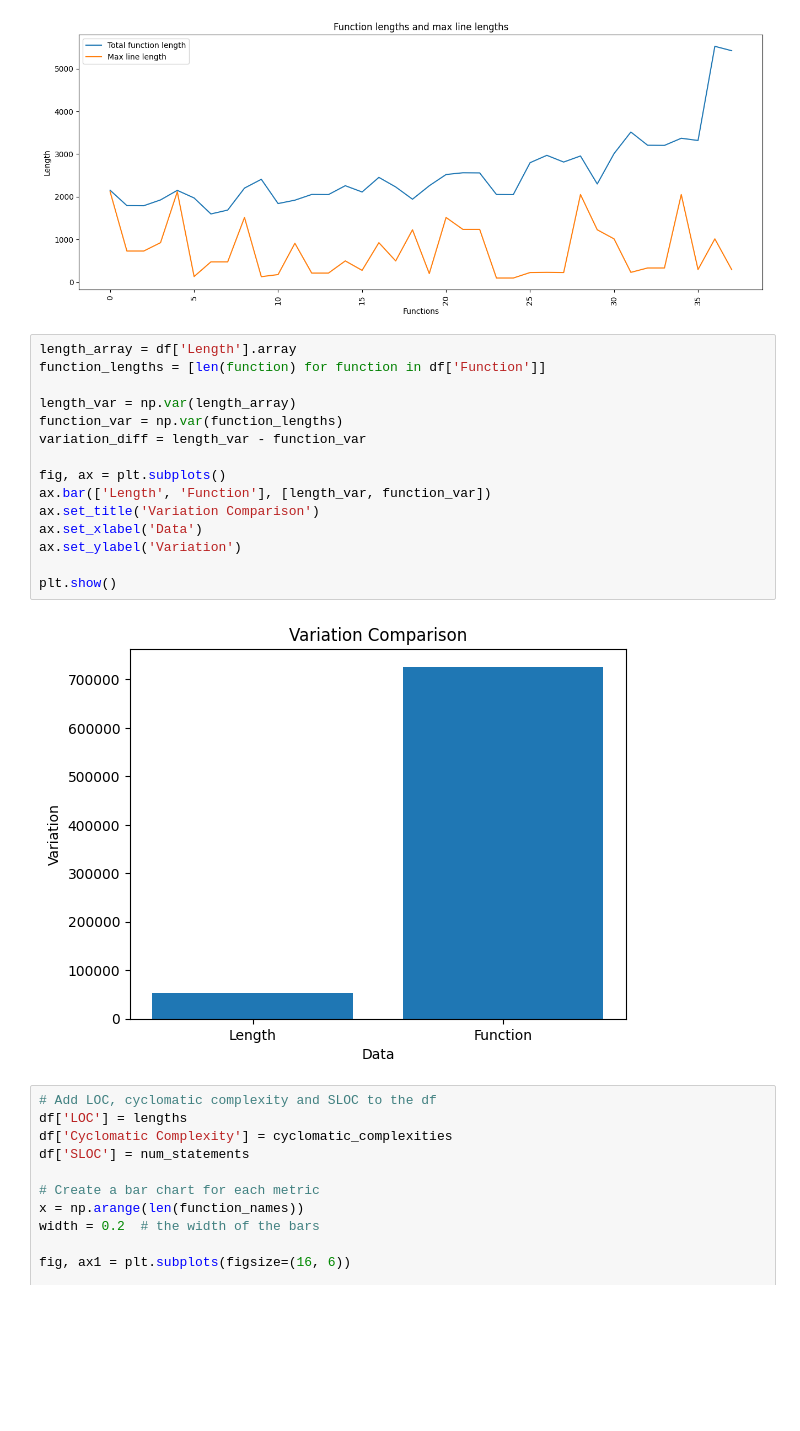
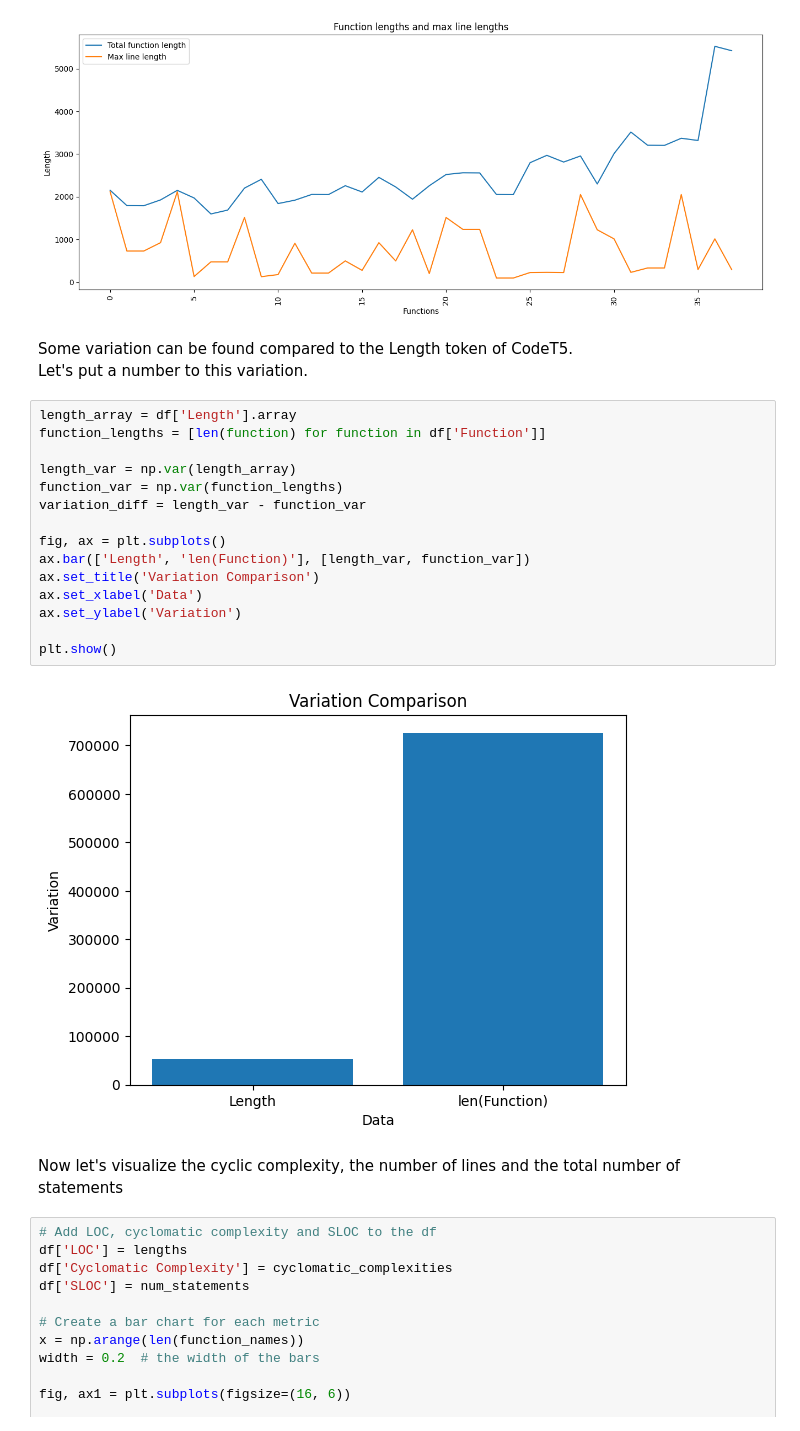
Before and after one commit to optittm/legacy-impact-data-test, a Jupyter notebook: bigFunctions.ipynb, the cells around one changed output. Cells and saved outputs as stored; diff of their text form; blank space fills up the shorter version.

```diff
--- a/bigFunctions.ipynb
+++ b/bigFunctions.ipynb
@@ -174,23 +191,28 @@ plt.xticks(rotation=90)
 plt.show()
 # %% [output]
 [figure]
+# %% [markdown]
+Some variation can be found compared to the Length token of CodeT5.\
+Let's put a number to this variation.
 # %%
 length_array = df['Length'].array
 function_lengths = [len(function) for function in df['Function']]
 
 length_var = np.var(length_array)
 function_var = np.var(function_lengths)
 variation_diff = length_var - function_var
 
 fig, ax = plt.subplots()
-ax.bar(['Length', 'Function'], [length_var, function_var])
+ax.bar(['Length', 'len(Function)'], [length_var, function_var])
 ax.set_title('Variation Comparison')
 ax.set_xlabel('Data')
 ax.set_ylabel('Variation')
 
 plt.show()
 # %% [output]
-[figure, old version]
+[figure, new version]
+# %% [markdown]
+Now let's visualize the cyclic complexity, the number of lines and the total number of statements
 # %%
 # Add LOC, cyclomatic complexity and SLOC to the df
 df['LOC'] = lengths
```
Also changed, not shown: parts of 13 cells of this notebook, 2 other files.
